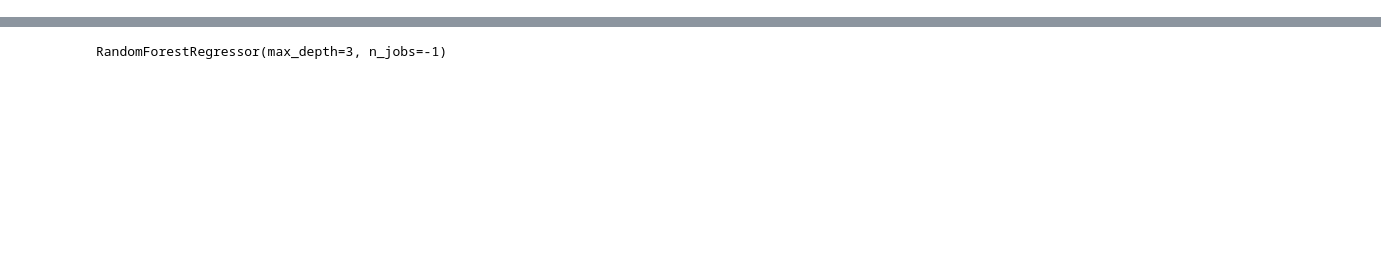
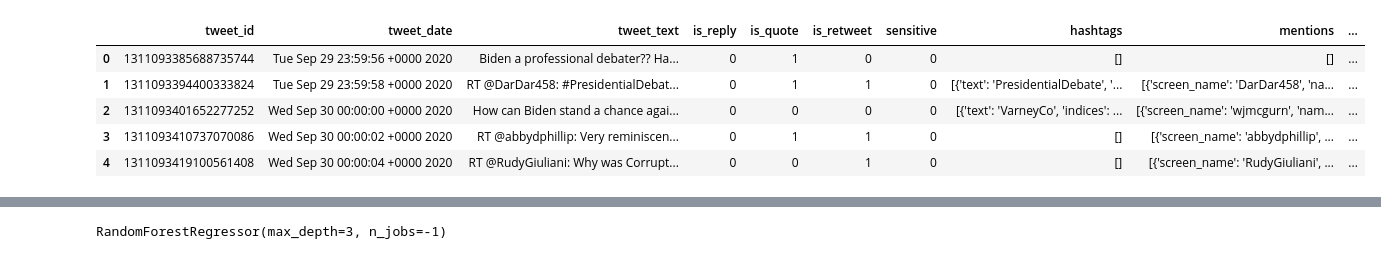
Before and after one commit to cjholcomb/paranormal-distribution, a Jupyter notebook: notebooks/Heathers_twitter.ipynb, the cells around one changed output, grey strips where cells are left out. Saved outputs shown, nothing was run; the diff lists cells and outputs as text; code cells hidden in the pictures; blank space fills up the shorter version.

```diff
--- a/notebooks/Heathers_twitter.ipynb
+++ b/notebooks/Heathers_twitter.ipynb
@@ -51,3 +49,12 @@ df.drop('Unnamed: 0', axis = 1, inplace = True)
+# %%
+df.head()
+# %% [output]
+|  | tweet_id | tweet_date | tweet_text | is_reply | is_quote | is_retweet | sensitive | hashtags | mentions | ... |
+| 0 | 1311093385688735744 | Tue Sep 29 23:59:56 +0000 2020 | Biden a professional debater?? Ha... | 0 | 1 | 0 | 0 | [] | [] | ... |
+| 1 | 1311093394400333824 | Tue Sep 29 23:59:58 +0000 2020 | RT @DarDar458: #PresidentialDebat... | 0 | 1 | 1 | 0 | [{'text': 'PresidentialDebate', '... | [{'screen_name': 'DarDar458', 'na... | ... |
+| 2 | 1311093401652277252 | Wed Sep 30 00:00:00 +0000 2020 | How can Biden stand a chance agai... | 0 | 0 | 0 | 0 | [{'text': 'VarneyCo', 'indices': ... | [{'screen_name': 'wjmcgurn', 'nam... | ... |
+| 3 | 1311093410737070086 | Wed Sep 30 00:00:02 +0000 2020 | RT @abbydphillip: Very reminiscen... | 0 | 1 | 1 | 0 | [] | [{'screen_name': 'abbydphillip', ... | ... |
+| 4 | 1311093419100561408 | Wed Sep 30 00:00:04 +0000 2020 | RT @RudyGiuliani: Why was Corrupt... | 0 | 0 | 1 | 0 | [] | [{'screen_name': 'RudyGiuliani', ... | ... |
 # %%
 def lemmatizer(string):
     # Lemmatize a string and return it in its original format
```
Also changed, not shown: parts of 22 cells of this notebook.
